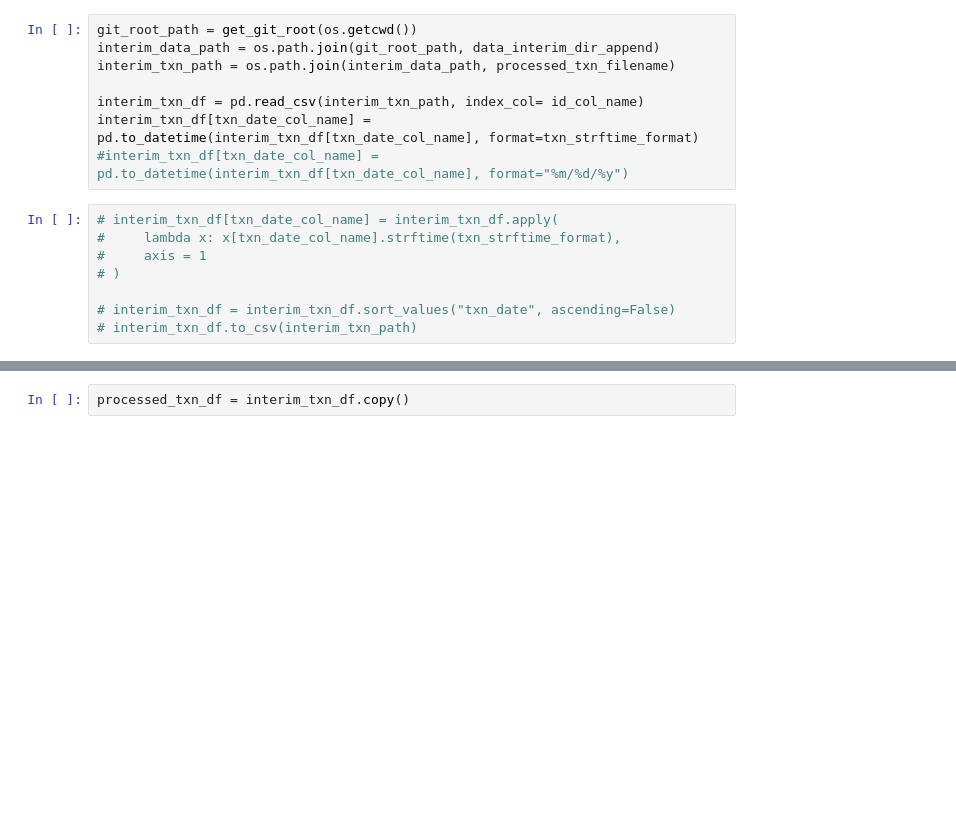
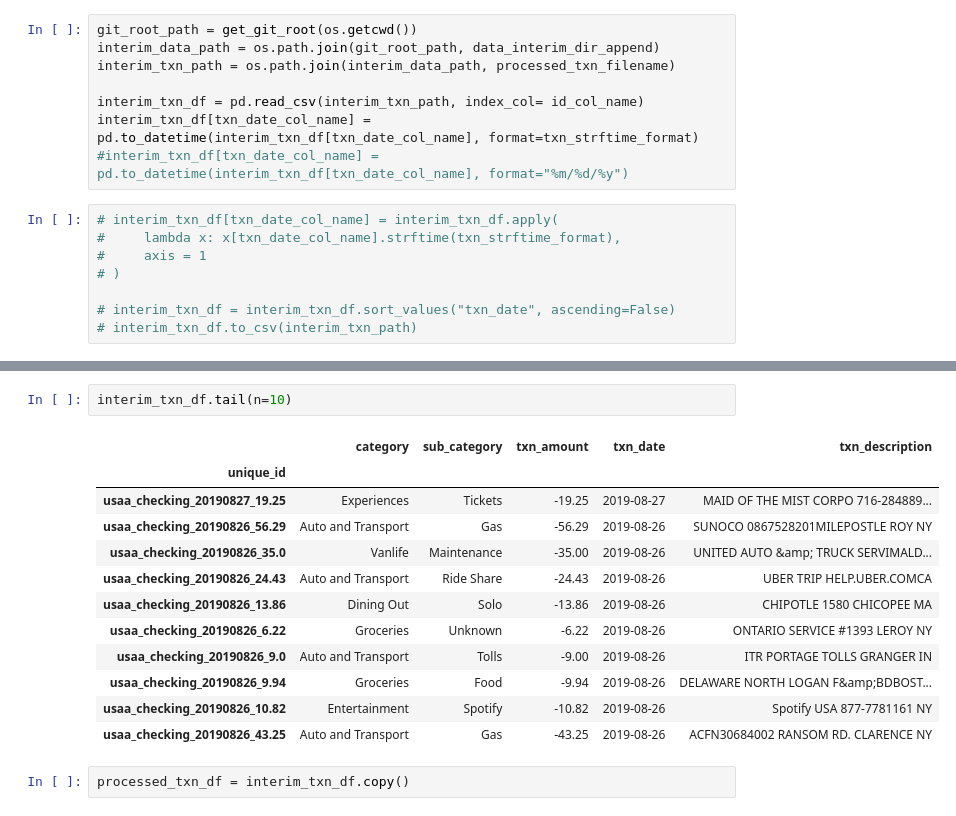
Before and after one commit to b-o-l-l-a/finances, a Jupyter notebook: notebooks/data_viz.ipynb, the cells around one changed output, grey strips where cells are left out. Drawn from its saved outputs; the diff is of its cells as text; blank space fills up the shorter version.

```diff
--- a/notebooks/data_viz.ipynb
+++ b/notebooks/data_viz.ipynb
@@ -60,3 +47,18 @@ interim_txn_df
+# %%
+interim_txn_df.tail(n=10)
+# %% [output]
+|  | category | sub_category | txn_amount | txn_date | txn_description |
+| unique_id |  |  |  |  |  |
+| usaa_checking_20190827_19.25 | Experiences | Tickets | -19.25 | 2019-08-27 | MAID OF THE MIST CORPO 716-284889... |
+| usaa_checking_20190826_56.29 | Auto and Transport | Gas | -56.29 | 2019-08-26 | SUNOCO 0867528201MILEPOSTLE ROY NY |
+| usaa_checking_20190826_35.0 | Vanlife | Maintenance | -35.00 | 2019-08-26 | UNITED AUTO &amp; TRUCK SERVIMALD... |
+| usaa_checking_20190826_24.43 | Auto and Transport | Ride Share | -24.43 | 2019-08-26 | UBER TRIP HELP.UBER.COMCA |
+| usaa_checking_20190826_13.86 | Dining Out | Solo | -13.86 | 2019-08-26 | CHIPOTLE 1580 CHICOPEE MA |
+| usaa_checking_20190826_6.22 | Groceries | Unknown | -6.22 | 2019-08-26 | ONTARIO SERVICE #1393 LEROY NY |
+| usaa_checking_20190826_9.0 | Auto and Transport | Tolls | -9.00 | 2019-08-26 | ITR PORTAGE TOLLS GRANGER IN |
+| usaa_checking_20190826_9.94 | Groceries | Food | -9.94 | 2019-08-26 | DELAWARE NORTH LOGAN F&amp;BDBOST... |
+| usaa_checking_20190826_10.82 | Entertainment | Spotify | -10.82 | 2019-08-26 | Spotify USA 877-7781161 NY |
+| usaa_checking_20190826_43.25 | Auto and Transport | Gas | -43.25 | 2019-08-26 | ACFN30684002 RANSOM RD. CLARENCE NY |
 # %%
 processed_txn_df = interim_txn_df.copy()
 # %%
```
Also changed, not shown: parts of 17 cells of this notebook, 1 other file.
